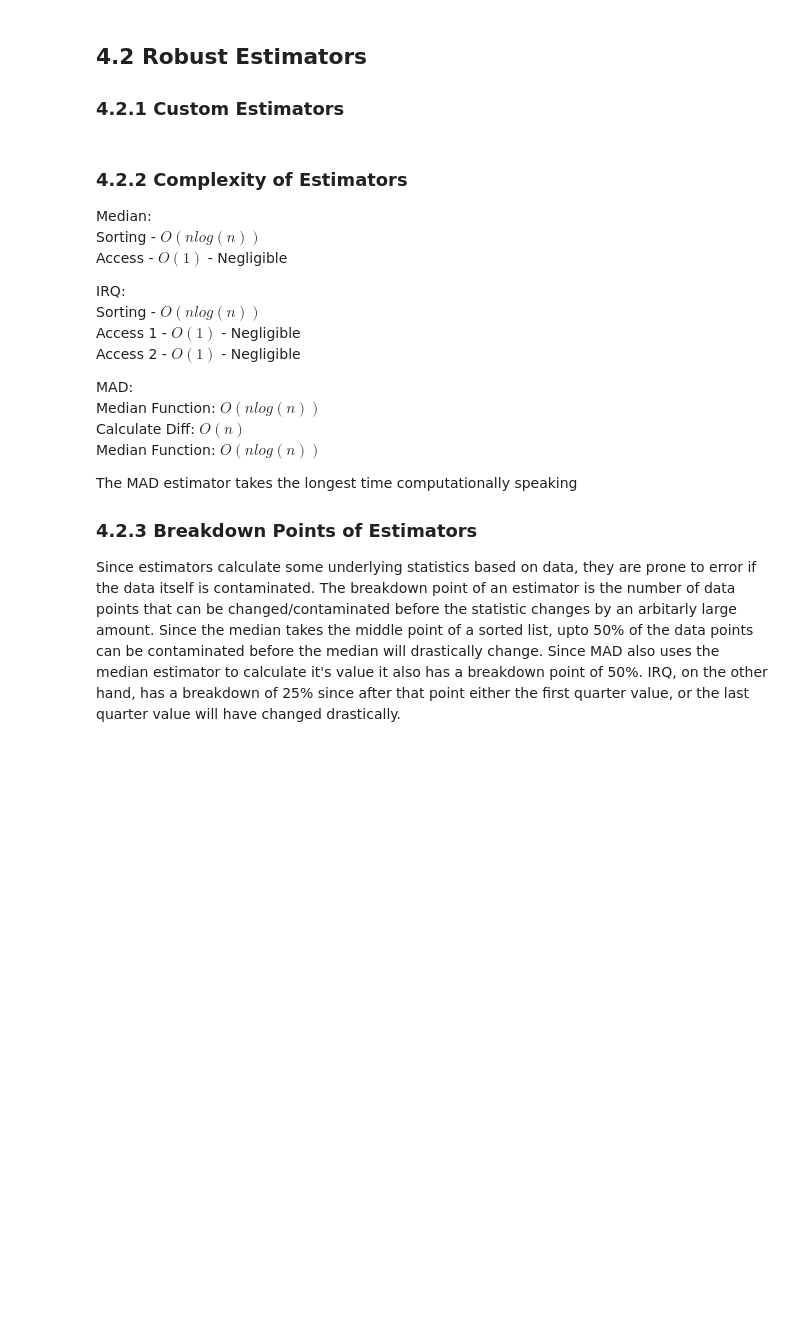
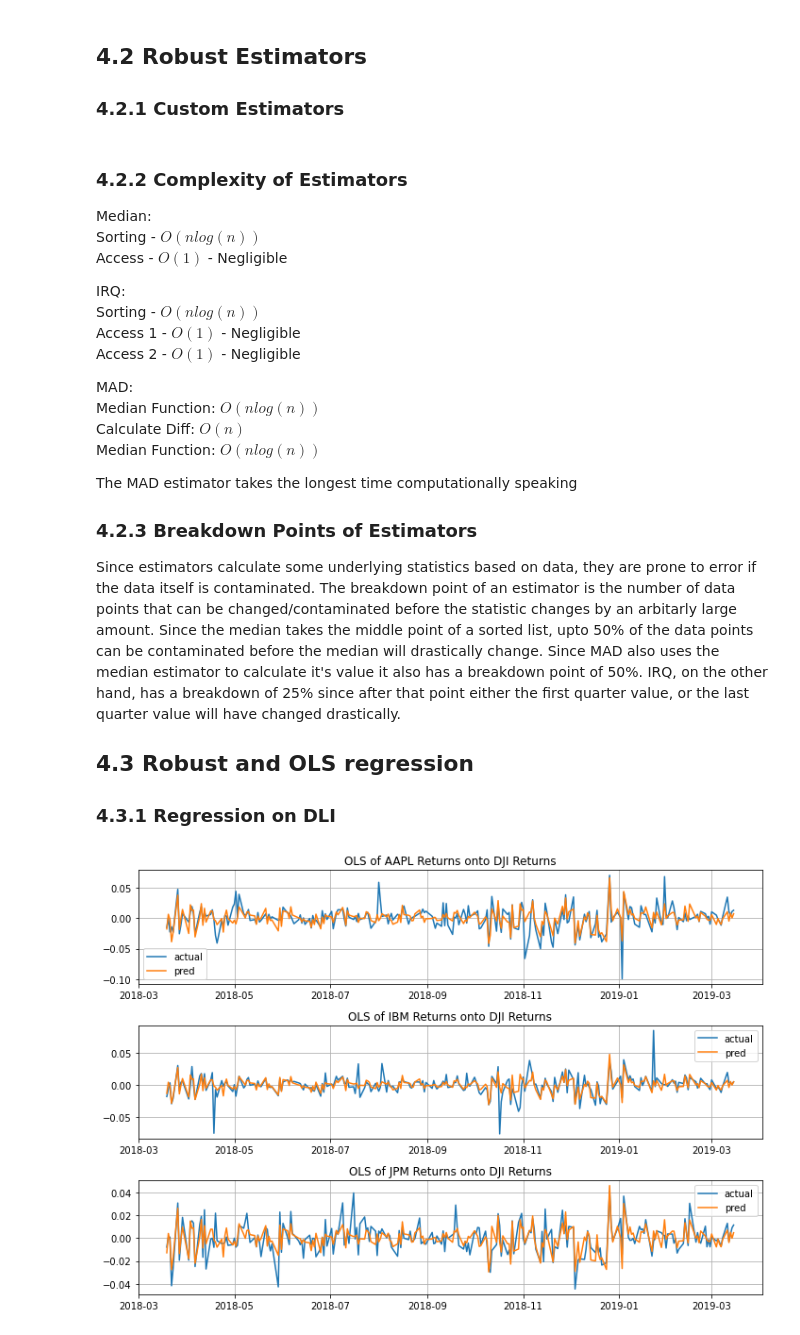
Before and after one commit to NGovani/SPMLF-2021, a Jupyter notebook: SPMLF.ipynb, the cells around one changed output. Saved outputs shown, nothing was run; the diff lists cells and outputs as text; code cells hidden in the pictures; blank space fills up the shorter version.

```diff
--- a/SPMLF.ipynb
+++ b/SPMLF.ipynb
@@ -984,3 +974,48 @@ The MAD estimator takes the longest time computationally speaking
 ### 4.2.3 Breakdown Points of Estimators
 
 Since estimators calculate some underlying statistics based on data, they are prone to error if the data itself is contaminated. The breakdown point of an estimator is the number of data points that can be changed/contaminated before the statistic changes by an arbitarly large amount. Since the median takes the middle point of a sorted list, upto 50% of the data points can be contaminated before the median will drastically change. Since MAD also uses the median estimator to calculate it's value it also has a breakdown point of 50%. IRQ, on the other hand, has a breakdown of 25% since after that point either the first quarter value, or the last quarter value will have changed drastically.
+
+## 4.3 Robust and OLS regression
+
+
+### 4.3.1 Regression on DLI
+# %%
+DJI_returns = DJI_df['Returns'].copy().dropna().values.reshape(-1,1)
+AAPL_returns  = AAPL_df['Returns'].copy().dropna().values.reshape(-1,1)
+IBM_returns  = IBM_df['Returns'].copy().dropna().values.reshape(-1,1)
+JPM_returns  = JPM_df['Returns'].copy().dropna().values.reshape(-1,1)
+
+regression_error = pd.DataFrame(index=['OLS', 'HR'], columns=['AAPL','IBM','JPM'])
+# %%
+OLS = linear_model.LinearRegression()
+fig, axes = plt.subplots(3,1)
+
+OLS.fit(DJI_returns, AAPL_returns)
+axes[0].plot(AAPL_df.index[1:], AAPL_returns)
+axes[0].plot(AAPL_df.index[1:], OLS.predict(DJI_returns))
+axes[0].legend(['actual', 'pred'])
+axes[0].grid()
+axes[0].set_title('OLS of AAPL Returns onto DJI Returns')
+regression_error['AAPL']['OLS'] = mean_squared_error(AAPL_returns, OLS.predict(DJI_returns))
+
+OLS.fit(DJI_returns, IBM_returns)
+axes[1].plot(IBM_df.index[1:], IBM_returns)
+axes[1].plot(IBM_df.index[1:], OLS.predict(DJI_returns))
+axes[1].legend(['actual', 'pred'])
+axes[1].grid()
+axes[1].set_title('OLS of IBM Returns onto DJI Returns')
+regression_error['IBM']['OLS'] = mean_squared_error(IBM_returns, OLS.predict(DJI_returns))
+
+OLS.fit(DJI_returns, JPM_returns)
+axes[2].plot(IBM_df.index[1:], JPM_returns)
+axes[2].plot(IBM_df.index[1:], OLS.predict(DJI_returns))
+axes[2].legend(['actual', 'pred'])
+axes[2].grid()
+axes[2].set_title('OLS of JPM Returns onto DJI Returns')
+regression_error['JPM']['OLS'] = mean_squared_error(JPM_returns, OLS.predict(DJI_returns))
+
+fig.set_figwidth(10)
+fig.set_figheight(7)
+fig.tight_layout()
+# %% [output]
+[figure, added]
```
Also changed, not shown: parts of 31 cells of this notebook, 1 other file.
